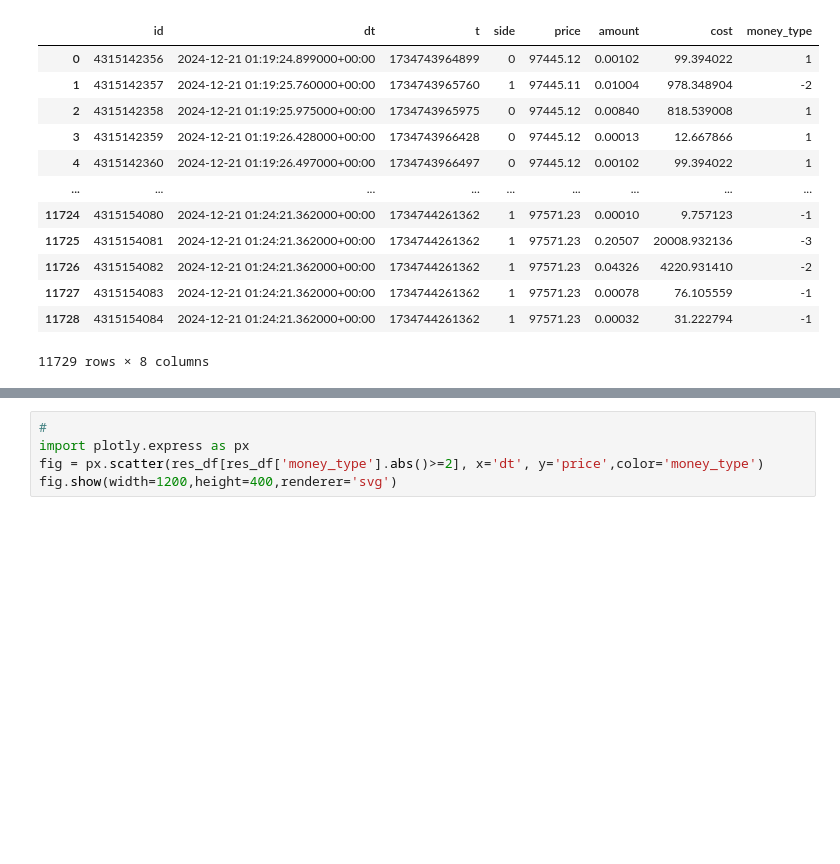
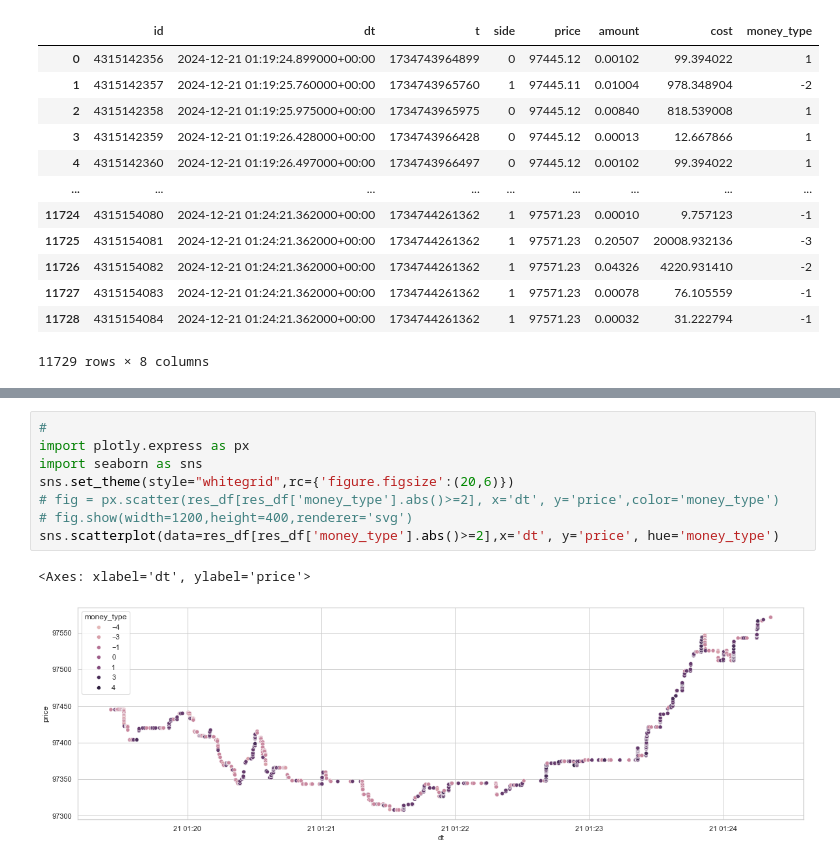
Before and after one commit to CeleQuant/QuantitativeTradingEveryDay, a Jupyter notebook: JUPYTER/CTA TrendFilter Strategy/20241220_money_flow.ipynb, the cells around one changed output, grey strips where cells are left out. Drawn from its saved outputs; the diff is of its cells as text; blank space fills up the shorter version.

Commit message:
update money flow analysis

```diff
--- a/JUPYTER/CTA TrendFilter Strategy/20241220_money_flow.ipynb
+++ b/JUPYTER/CTA TrendFilter Strategy/20241220_money_flow.ipynb
@@ -127,5 +127,11 @@ res_df[res_df['money_type'].abs()>=4]
 # %%
 #
 import plotly.express as px
-fig = px.scatter(res_df[res_df['money_type'].abs()>=2], x='dt', y='price',color='money_type')
-fig.show(width=1200,height=400,renderer='svg')
+import seaborn as sns
+sns.set_theme(style="whitegrid",rc={'figure.figsize':(20,6)})
+# fig = px.scatter(res_df[res_df['money_type'].abs()>=2], x='dt', y='price',color='money_type')
+# fig.show(width=1200,height=400,renderer='svg')
+sns.scatterplot(data=res_df[res_df['money_type'].abs()>=2],x='dt', y='price', hue='money_type')
+# %% [output]
+<Axes: xlabel='dt', ylabel='price'>
+[figure, added]
```
